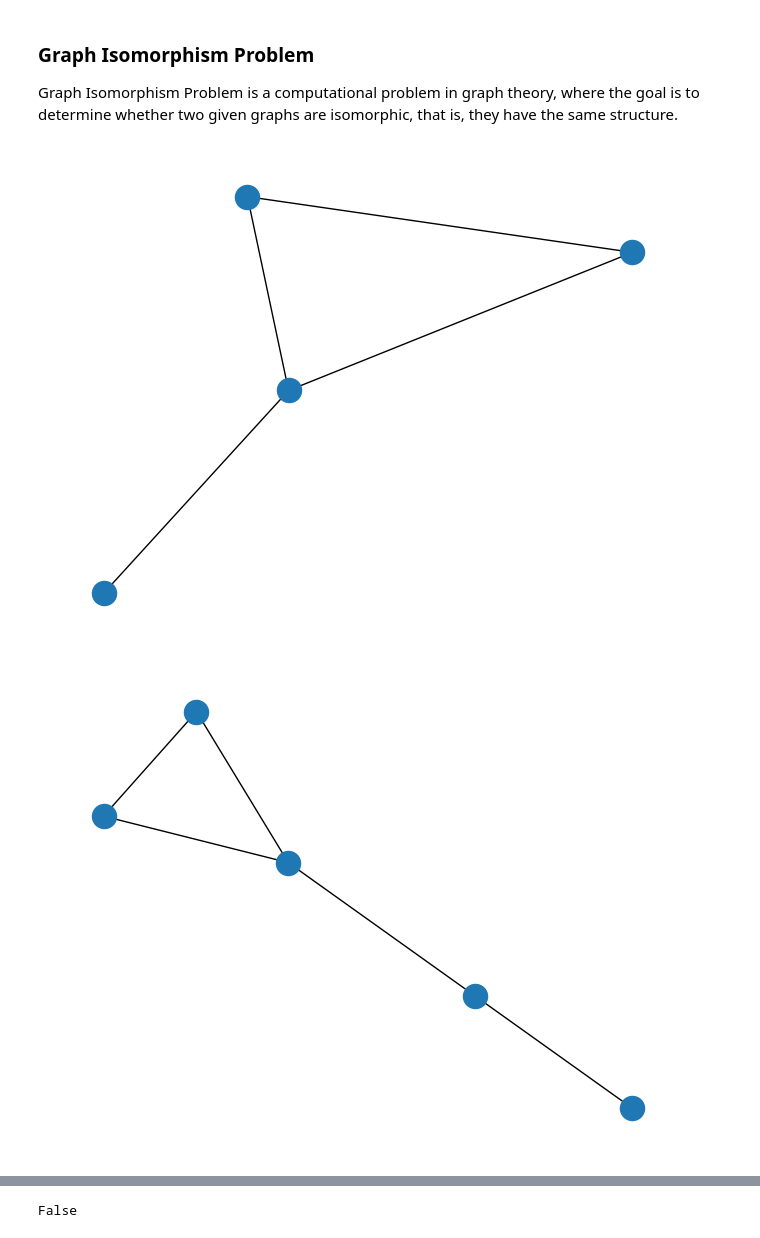
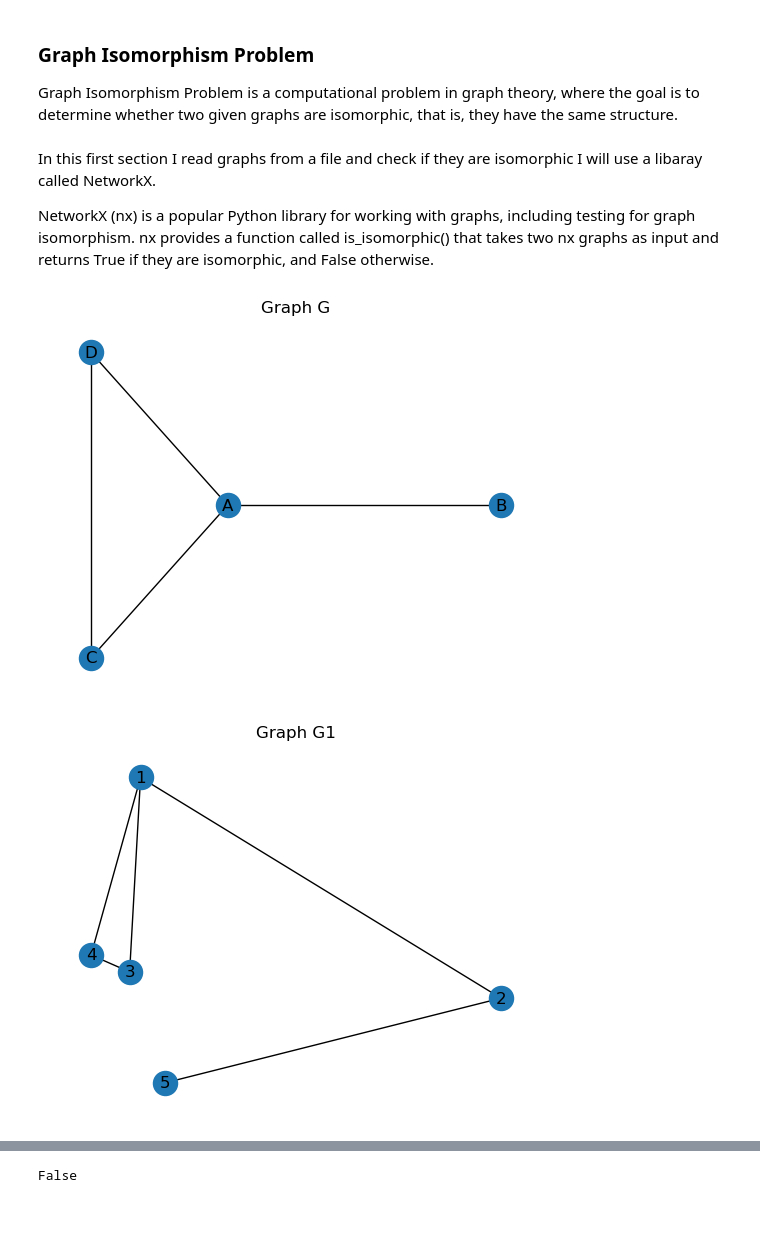
Before and after one commit to RoseDownes/Graph_Theory_Project, a Jupyter notebook: graph_isomorphism.ipynb, the cells around one changed output, grey strips where cells are left out. Drawn from its saved outputs; the diff is of its cells as text; code cells hidden in the pictures.

Commit message:
using different types of graphs

```diff
--- a/graph_isomorphism.ipynb
+++ b/graph_isomorphism.ipynb
@@ -8 +10,5 @@ import csv
+# %% [markdown]
+In this first section I read graphs from a file and check if they are isomorphic I will use a libaray called NetworkX.
+
+NetworkX (nx) is a popular Python library for working with graphs, including testing for graph isomorphism. nx provides a function called is_isomorphic() that takes two nx graphs as input and returns True if they are isomorphic, and False otherwise.
 # %%
@@ -17,19 +24,21 @@ with open('data/samplegraph3.csv', 'r') as File2:
 # %%
 G=nx.Graph()
 
 G.add_edges_from(graph)
-
-nx.draw(G)
+plt.title("Graph G")
+nx.draw_spectral(G, with_labels=True)
+#nx.draw(G)
 # %% [output]
-[figure, old version]
+[figure, new version]
 # %%
 G1 = nx.Graph()
 
 G1.add_edges_from(graph1)
-
-nx.draw(G1)
+plt.title("Graph G1")
+nx.draw_random(G1, with_labels=True)
+#nx.draw(G1)
 # %% [output]
-[figure, old version]
+[figure, new version]
 # %%
 G2 = nx.Graph()
 
```
Also changed, not shown: parts of 12 cells of this notebook, 2 other files.
